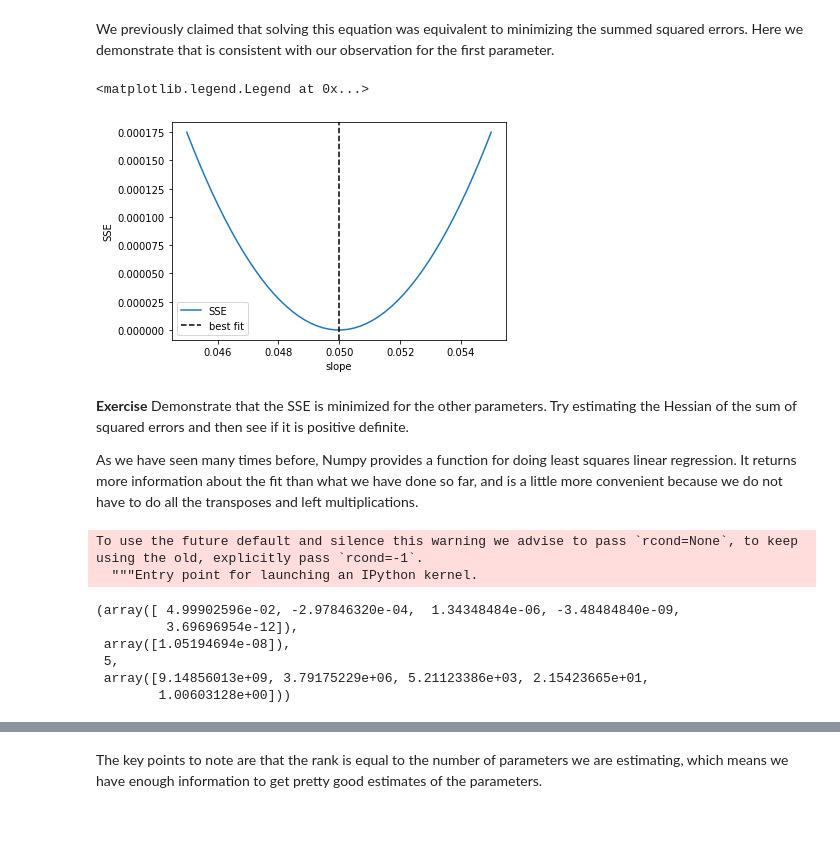
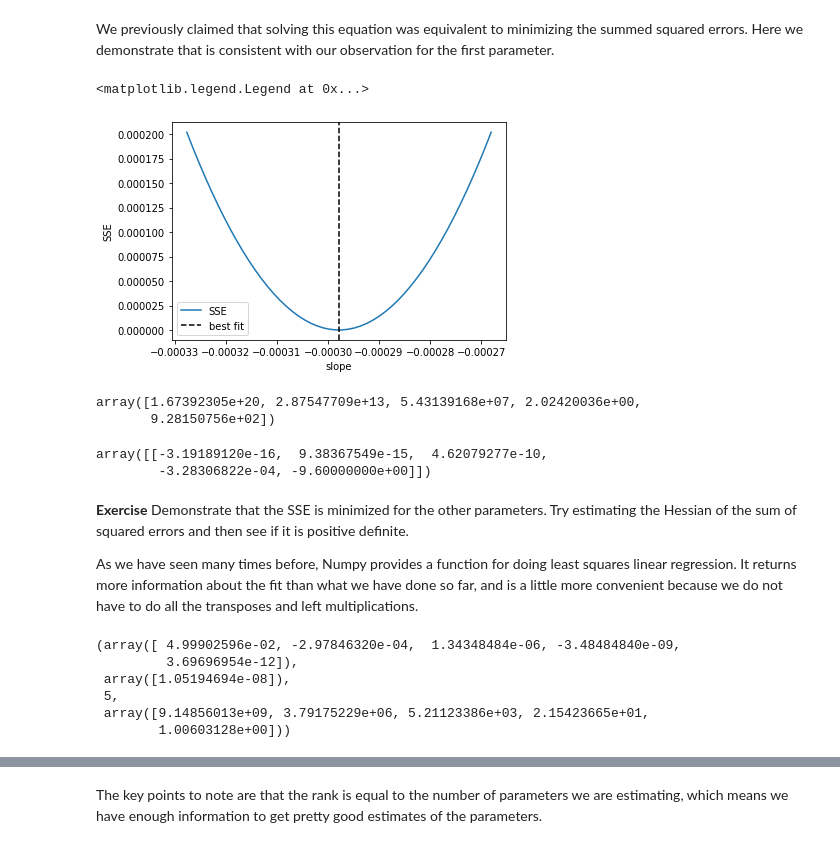
Before and after one commit to jkitchin/f19-06623, a Jupyter notebook: lectures/18-linear-regression.ipynb, the cells around one changed output, grey strips where cells are left out. Saved outputs shown, nothing was run; the diff lists cells and outputs as text; code cells hidden in the pictures.

```diff
--- a/lectures/18-linear-regression.ipynb
+++ b/lectures/18-linear-regression.ipynb
@@ -64,15 +107,32 @@ Text(0, 0.5, 'Ca')
 # %% [markdown]
 We previously claimed that solving this equation was equivalent to minimizing the summed squared errors. Here we demonstrate that is consistent with our observation for the first parameter.
 # %%
-P = np.linspace(0.9 * a[0], 1.1 * a[0])
+i = 1
+P = np.linspace(0.9 * a[i], 1.1 * a[i])
 
-errs = [np.sum(np.square(X @ [p, *a[1:]] - Ca)) for p in P]
+errs = []
+for p in P:
+    A = [a[0], p, a[2], a[3], a[4]]
+    err = np.sum(np.square(X @ A - Ca))
+    errs += [err]
+
+# errs = [np.sum(np.square(X @ [p, *a[1:]] - Ca)) for p in P]
 
 plt.plot(P, errs)
-plt.axvline(a[0], color='k', linestyle='--')
+plt.axvline(a[i], color='k', linestyle='--')
 plt.xlabel('slope')
 plt.ylabel('SSE')
 plt.legend(['SSE', 'best fit'])
 # %% [output]
 <matplotlib.legend.Legend at 0x...>
-[figure, old version]
+[figure, new version]
+# %%
+def SSE(pars):
+    return np.sum(np.square(X @ pars - Ca))
+
+import numdifftools as nd
+H = nd.Hessian(SSE)
+np.linalg.eigvals(H(a))
+# %% [output]
+array([1.67392305e+20, 2.87547709e+13, 5.43139168e+07, 2.02420036e+00,
+       9.28150756e+02])
@@ -79,3 +141,9 @@ plt.legend(['SSE', 'best fit'])
+# %%
+J = nd.Jacobian(SSE)  # this is the derivative: dSSE / dpar
+J(a)
+# %% [output]
+array([[-3.19189120e-16,  9.38367549e-15,  4.62079277e-10,
+        -3.28306822e-04, -9.60000000e+00]])
 # %% [markdown]
 **Exercise** Demonstrate that the SSE is minimized for the other parameters. Try estimating the Hessian of the sum of squared errors and then see if it is positive definite.
 
@@ -83,14 +151,12 @@ As we have seen many times before, Numpy provides a function for doing least squ
 # %%
 ?np.linalg.lstsq
 # %%
-pars, residuals, rank, singular_values = np.linalg.lstsq(X, Ca)
+pars, residuals, rank, singular_values = np.linalg.lstsq(X, Ca, rcond=None)
 pars, residuals, rank, singular_values
 # %% [output]
-To use the future default and silence this warning we advise to pass `rcond=None`, to keep using the old, explicitly pass `rcond=-1`.
-  """Entry point for launching an IPython kernel.
+(array([ 4.99902596e-02, -2.97846320e-04,  1.34348484e-06, -3.48484840e-09,
+         3.69696954e-12]),
+ array([1.05194694e-08]),
+ 5,
+ array([9.14856013e+09, 3.79175229e+06, 5.21123386e+03, 2.15423665e+01,
+        1.00603128e+00]))
-(array([ 4.99902596e-02, -2.97846320e-04,  1.34348484e-06, -3.48484840e-09,
-         3.69696954e-12]),
- array([1.05194694e-08]),
- 5,
- array([9.14856013e+09, 3.79175229e+06, 5.21123386e+03, 2.15423665e+01,
-        1.00603128e+00]))
```
Also changed, not shown: parts of 19 cells of this notebook, 10 other files.
